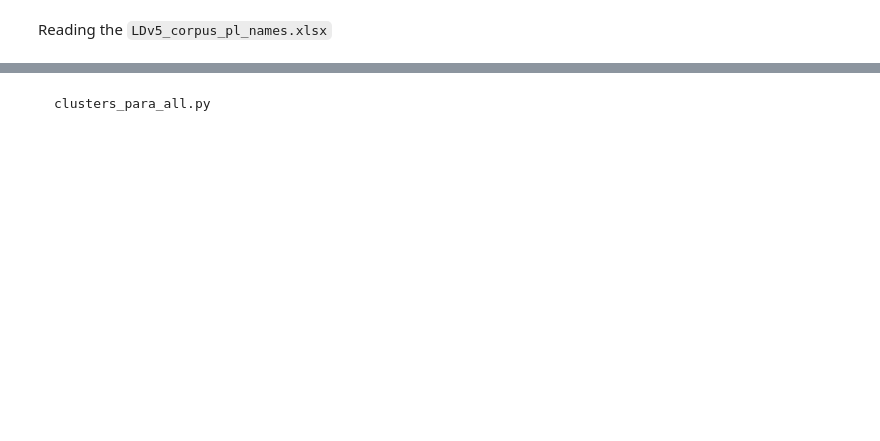
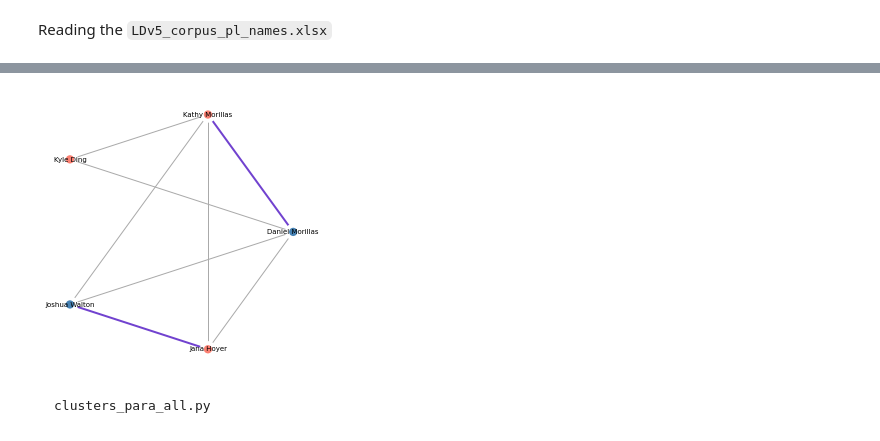
Before and after one commit to SpaceTimeNarratives/demo, a Jupyter notebook: spatial_narrative_demo3.ipynb, the cells around one changed output, grey strips where cells are left out. Saved outputs shown, nothing was run; the diff lists cells and outputs as text; code cells hidden in the pictures; blank space fills up the shorter version.

```diff
--- a/spatial_narrative_demo3.ipynb
+++ b/spatial_narrative_demo3.ipynb
@@ -197,0 +217,48 @@ Reading the `LDv5_corpus_pl_names.xlsx`
+# %%
+import igraph as ig
+import matplotlib.pyplot as plt
+
+# Construct a graph with 5 vertices
+n_vertices = 5
+edges = [(0, 1), (0, 2), (0, 3), (0, 4), (1, 2), (1, 3), (1, 4), (3, 4)]
+g = ig.Graph(n_vertices, edges)
+
+# Set attributes for the graph, nodes, and edges
+g["title"] = "Small Social Network"
+g.vs["name"] = ["Daniel Morillas", "Kathy Archer", "Kyle Ding", "Joshua Walton", "Jana Hoyer"]
+g.vs["gender"] = ["M", "F", "F", "M", "F"]
+g.es["married"] = [False, False, False, False, False, False, False, True]
+
+# Set individual attributes
+g.vs[1]["name"] = "Kathy Morillas"
+g.es[0]["married"] = True
+
+# Plot in matplotlib
+# Note that attributes can be set globally (e.g. vertex_size), or set individually using arrays (e.g. vertex_color)
+fig, ax = plt.subplots(figsize=(5,5))
+ig.plot(
+    g,
+    target=ax,
+    layout="circle", # print nodes in a circular layout
+    vertex_size=0.1,
+    vertex_color=["steelblue" if gender == "M" else "salmon" for gender in g.vs["gender"]],
+    vertex_frame_width=4.0,
+    vertex_frame_color="white",
+    vertex_label=g.vs["name"],
+    vertex_label_size=7.0,
+    edge_width=[2 if married else 1 for married in g.es["married"]],
+    edge_color=["#7142cf" if married else "#AAA" for married in g.es["married"]]
+)
+
+plt.show()
+
+# Save the graph as an image file
+fig.savefig('social_network.png')
+fig.savefig('social_network.jpg')
+fig.savefig('social_network.pdf')
+
+# Export and import a graph as a GML file.
+g.save("social_network.gml")
+g = ig.load("social_network.gml")
+# %% [output]
+[figure, added]
```
Also changed, not shown: parts of 21 cells of this notebook, 1 other file.
